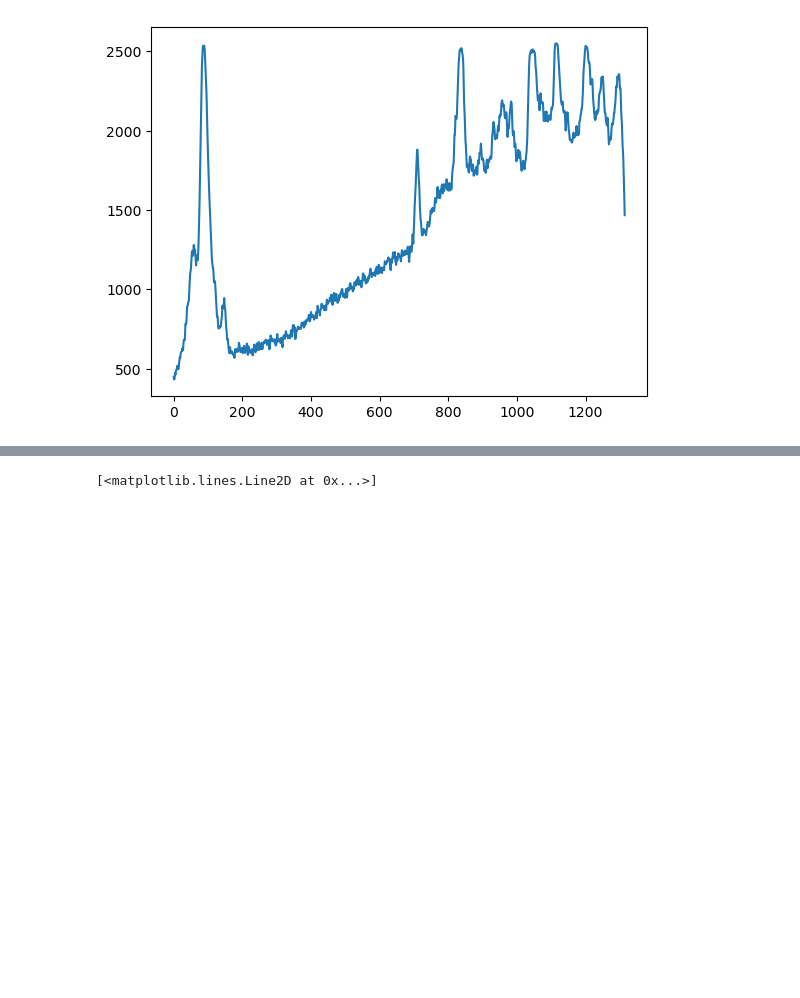
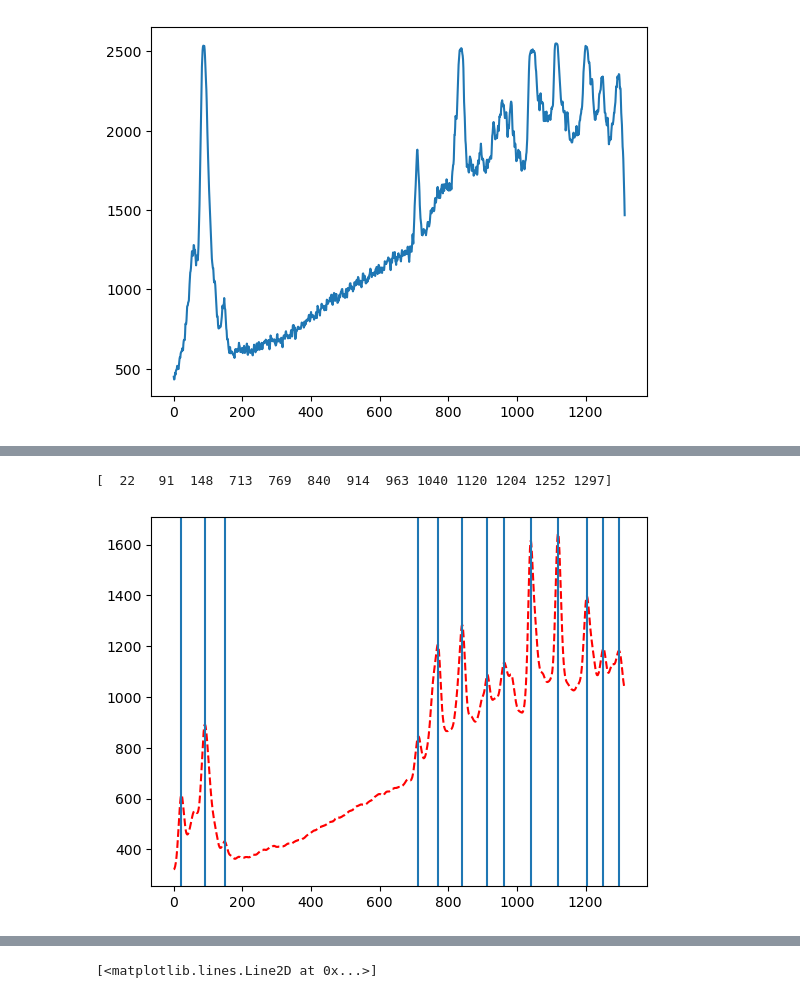
Before and after one commit to NoaVidovic/raman-processing, a Jupyter notebook: analysis.ipynb, the cells around one changed output, grey strips where cells are left out. Drawn from its saved outputs; the diff is of its cells as text; code cells hidden in the pictures; blank space fills up the shorter version.

```diff
--- a/analysis.ipynb
+++ b/analysis.ipynb
@@ -57,0 +74,11 @@ plt.plot(pmma_spec)
+# %%
+benzo_smoothed = gaussian_filter(benzo_spec, 5)
+benzo_peaks = find_peaks(benzo_smoothed, prominence=15)[0]
+print(benzo_peaks)
+
+plt.plot(benzo_smoothed, 'r--')
+for x in benzo_peaks:
+    plt.axvline(x)
+# %% [output]
+[  22   91  148  713  769  840  914  963 1040 1120 1204 1252 1297]
+[figure, added]
```
Also changed, not shown: parts of 21 cells of this notebook, 1 other file.
